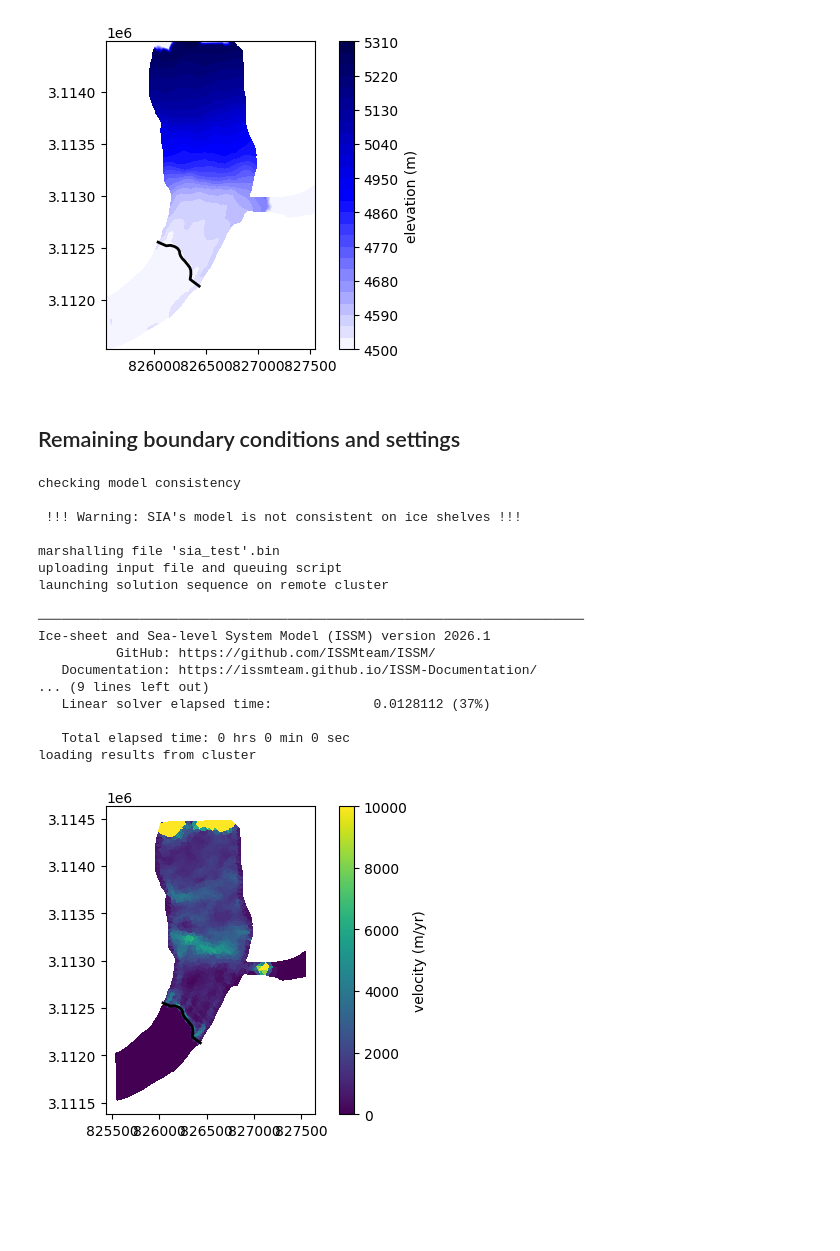
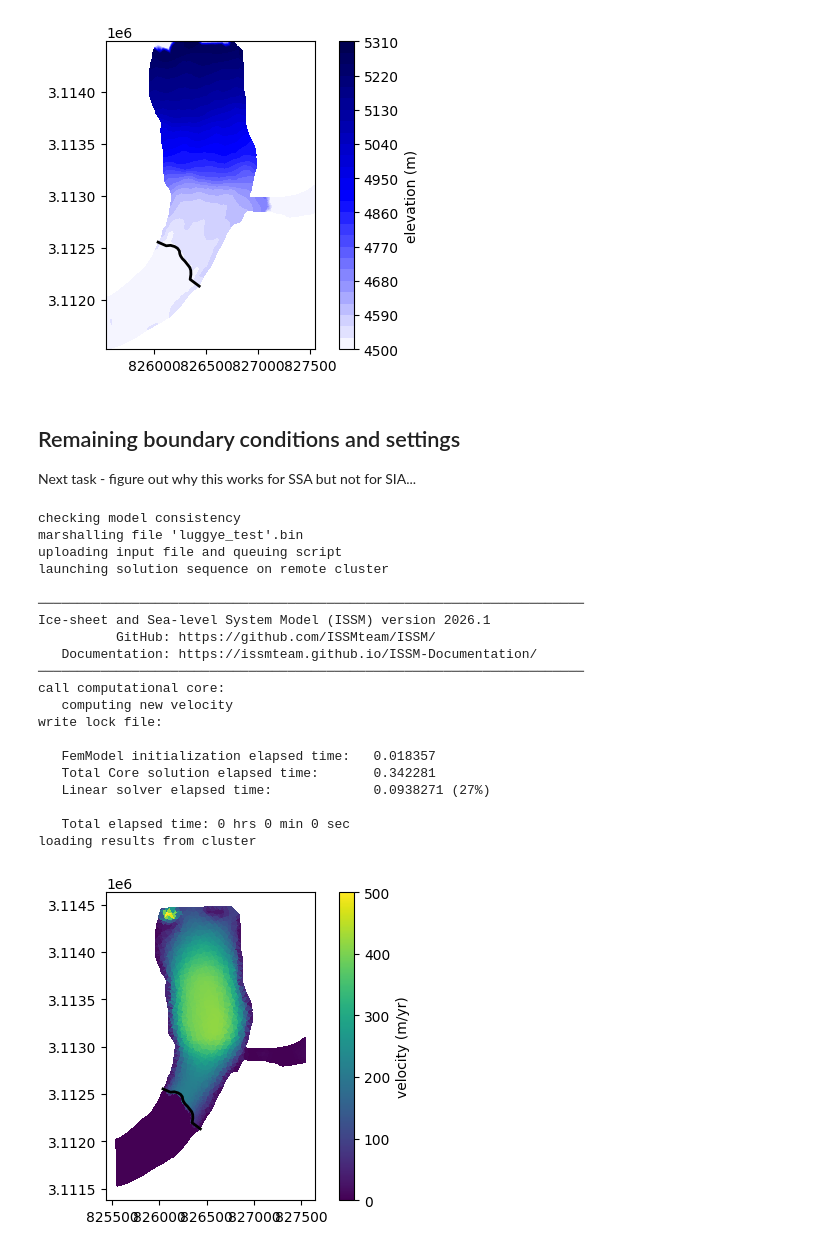
Before and after one commit to chrismiele/glimmer, a Jupyter notebook: issm/mesh_luggye.ipynb, the cells around one changed output. Drawn from its saved outputs; the diff is of its cells as text; code cells hidden in the pictures; blank space fills up the shorter version.

```diff
--- a/issm/mesh_luggye.ipynb
+++ b/issm/mesh_luggye.ipynb
@@ -342,28 +342,35 @@ plt.show()
 [figure]
 # %% [markdown]
 ## Remaining boundary conditions and settings
+
+Next task - figure out why this works for SSA but not for SIA...
 # %%
-md = setflowequation(md, 'SIA', 'all')
+md = setflowequation(md, 'SSA', 'all')
 
-md.geometry.surface = dem_on_mesh.copy() #this can be the surface
-md.geometry.thickness = 100*np.ones_like(mx)
-md.geometry.base = md.geometry.surface - md.geometry.thickness
+s = dem_on_mesh.copy()
+s[~ice_mask] = waterline
+H = 50*np.ones_like(mx)
+H[~ice_mask] = 0
+b = s - H
+
+md.geometry.surface = s.copy() #this can be the surface
+md.geometry.thickness = H.copy()
+md.geometry.base = b.copy()
 md.masstransport.spcthickness = np.full(mx.size, np.nan)
 md.stressbalance.referential = np.nan*np.ones((len(mx), 6))
 md.stressbalance.loadingforce = np.zeros((len(mx), 3))
-md.miscellaneous.name = 'sia_test'
+md.miscellaneous.name = 'luggye_test'
 num_e = md.mesh.numberofelements
 md.friction.coefficient = 10*np.ones((num_e))
 md.friction.p = np.ones((num_e))
 md.friction.q = np.ones((num_e))
+temp_C = -20
+md.materials.rheology_B = cuffey((273 + temp_C)*np.ones_like(mx))
 # %%
 md = solve(md, 'StressBalance')
 # %% [output]
 checking model consistency
-
- !!! Warning: SIA's model is not consistent on ice shelves !!!
-
-marshalling file 'sia_test'.bin
+marshalling file 'luggye_test'.bin
 uploading input file and queuing script
 launching solution sequence on remote cluster
 
@@ -371,19 +378,25 @@ launching solution sequence on remote cluster
 Ice-sheet and Sea-level System Model (ISSM) version 2026.1
           GitHub: https://github.com/ISSMteam/ISSM/
    Documentation: https://issmteam.github.io/ISSM-Documentation/
-... (9 lines left out)
-   Linear solver elapsed time:             0.0128112 (37%)
+──────────────────────────────────────────────────────────────────────
+call computational core:
+   computing new velocity
+write lock file:
+
+   FemModel initialization elapsed time:   0.018357
+   Total Core solution elapsed time:       0.342281
+   Linear solver elapsed time:             0.0938271 (27%)
 
    Total elapsed time: 0 hrs 0 min 0 sec
 loading results from cluster
 # %%
 velocity_solution = md.results.StressbalanceSolution.Vel.flatten()
 
 plt.figure(figsize = (6, 4))
-plt.tripcolor(mx, my, elts, velocity_solution, vmin = 0, vmax = 1e4)
+plt.tripcolor(mx, my, elts, velocity_solution, vmin = 0, vmax = 500)
 plt.plot(tx, ty, 'k-', linewidth = 2, label = 'terminus')
 plt.colorbar(label = 'velocity (m/yr)')
 plt.gca().set_aspect('equal')
 plt.show()
 # %% [output]
-[figure, old version]
+[figure, new version]
```
